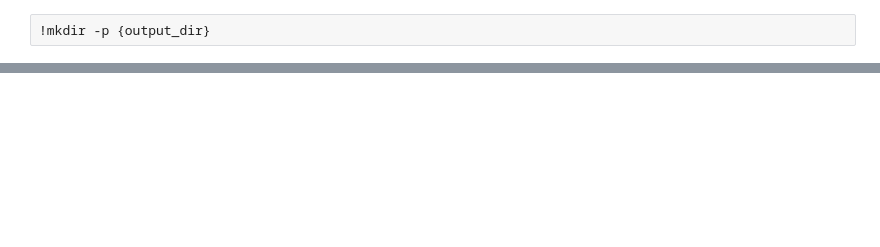
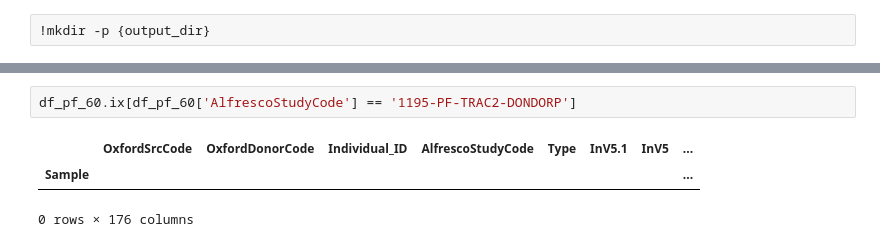
Before and after one commit to malariagen/methods-dev, a Jupyter notebook: notebooks/20170524_SIMS_sprint_1.ipynb, the cells around one changed output, grey strips where cells are left out. Cells and saved outputs as stored; diff of their text form; blank space fills up the shorter version.

```diff
--- a/notebooks/20170524_SIMS_sprint_1.ipynb
+++ b/notebooks/20170524_SIMS_sprint_1.ipynb
@@ -45,0 +216,6 @@ where sample_id=sample.id\
+# %%
+df_pf_60.ix[df_pf_60['AlfrescoStudyCode'] == '1195-PF-TRAC2-DONDORP']
+# %% [output]
+|  | OxfordSrcCode | OxfordDonorCode | Individual_ID | AlfrescoStudyCode | Type | InV5.1 | InV5 | ... |
+| Sample |  |  |  |  |  |  |  | ... |
+0 rows × 176 columns
```
Also changed, not shown: parts of 20 cells of this notebook, 12 other files.
